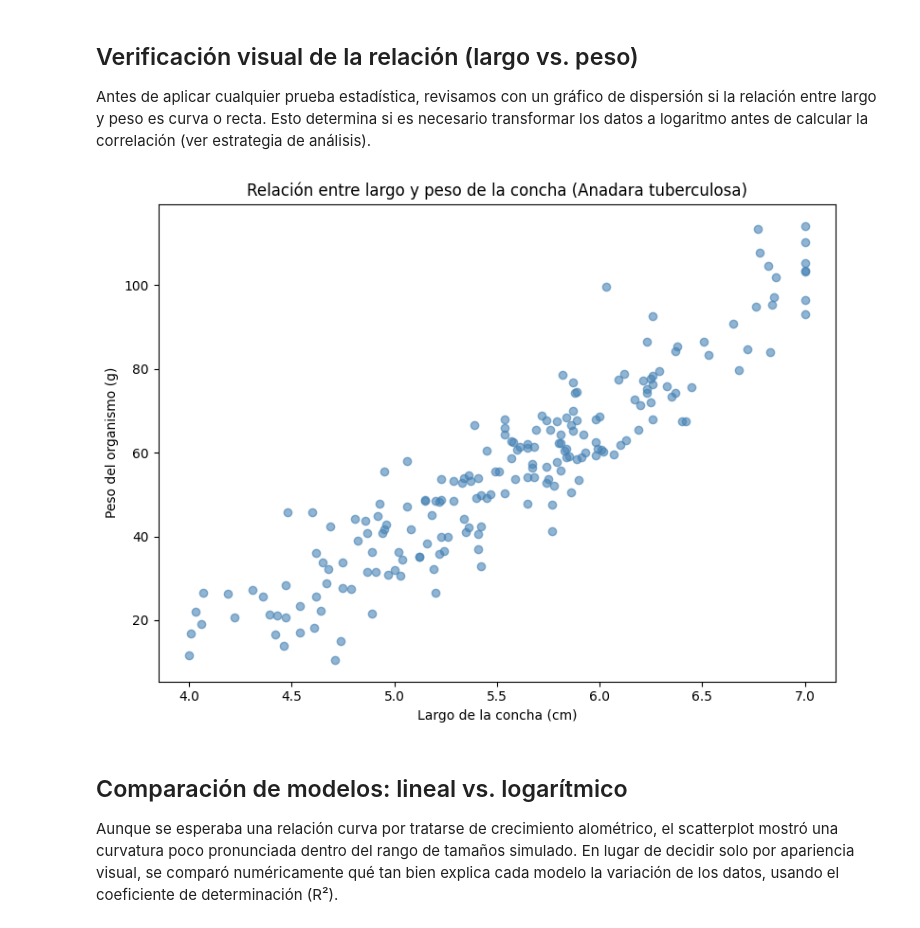
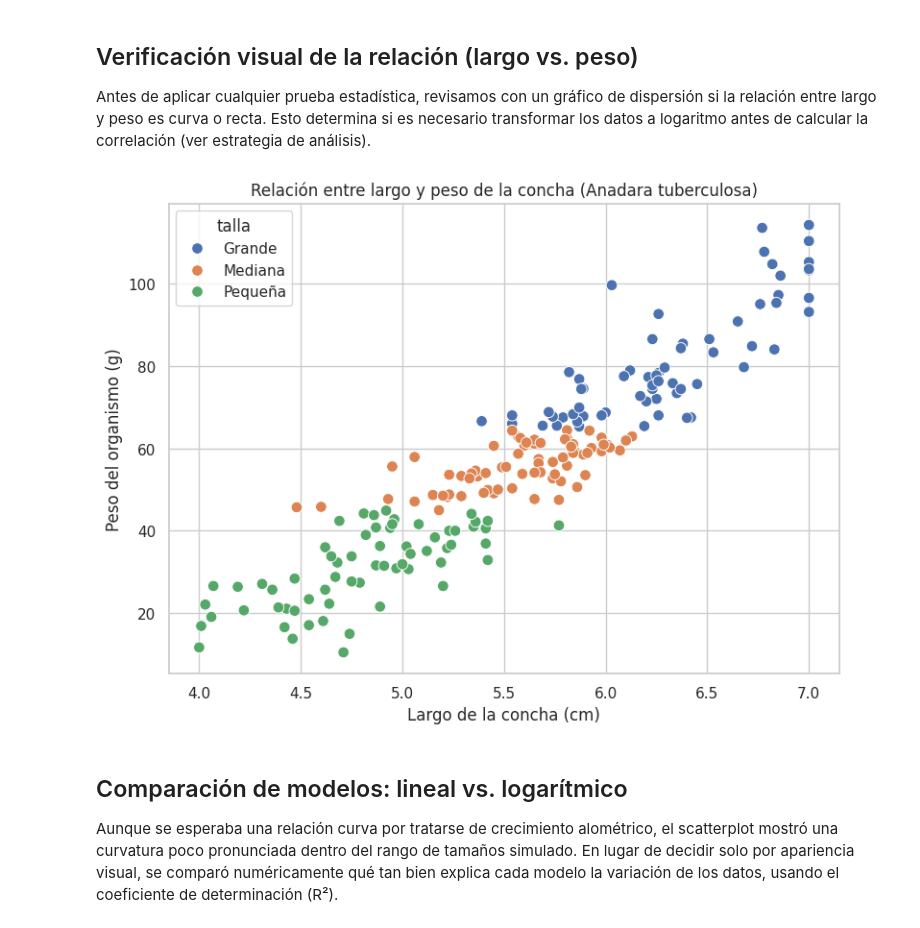
Before and after one commit to Antonyus1204/Proyecto_grupal_BIO218, a Jupyter notebook: Proyecto_grupal_BIO218.ipynb, the cells around one changed output. Drawn from its saved outputs; the diff is of its cells as text; code cells hidden in the pictures.

```diff
--- a/Proyecto_grupal_BIO218.ipynb
+++ b/Proyecto_grupal_BIO218.ipynb
@@ -46,6 +46,8 @@ import pandas as pd
 
 # Matplotlib se utiliza para construir visualizaciones científicas.
 import matplotlib.pyplot as plt
+import seaborn as sns
+sns.set_theme(style="whitegrid")
 
 # Confirmamos que el entorno quedó preparado.
 print("Entorno de análisis preparado correctamente.")
@@ -166,24 +168,17 @@ calcular la correlación (ver estrategia de análisis).
 # %%
 # ============================================================
 # CELDA 4. SCATTERPLOT: LARGO VS. PESO
 # ============================================================
 
-# Creamos la figura.
 plt.figure(figsize=(8, 6))
-
-# Dibujamos la relación entre largo y peso.
-plt.scatter(df["largo_cm"], df["peso_g"], alpha=0.6, color="steelblue")
-
-# Añadimos título y etiquetas.
+sns.scatterplot(data=df, x="largo_cm", y="peso_g", hue="talla", palette="deep", s=70)
 plt.title("Relación entre largo y peso de la concha (Anadara tuberculosa)")
 plt.xlabel("Largo de la concha (cm)")
 plt.ylabel("Peso del organismo (g)")
-
-# Ajustamos el diseño y mostramos la figura.
 plt.tight_layout()
 plt.show()
 # %% [output]
-[figure, old version]
+[figure, new version]
 # %% [markdown]
 ## Comparación de modelos: lineal vs. logarítmico
 
```
